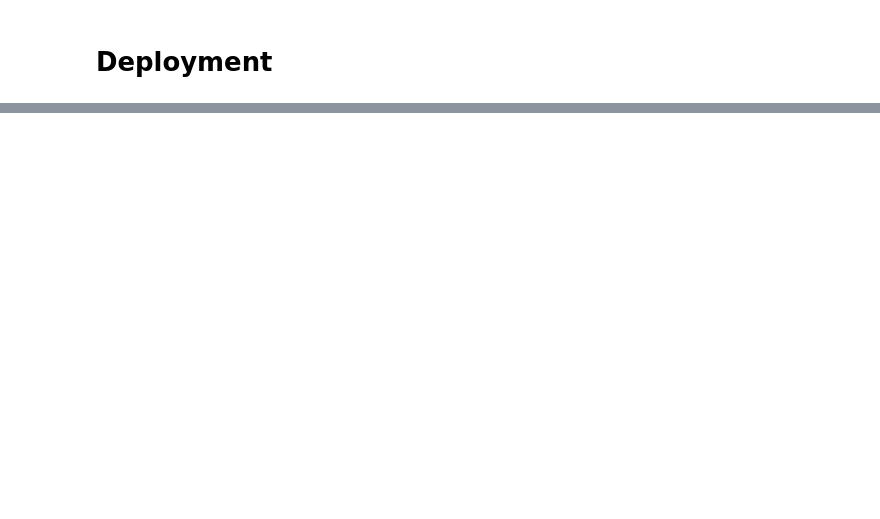
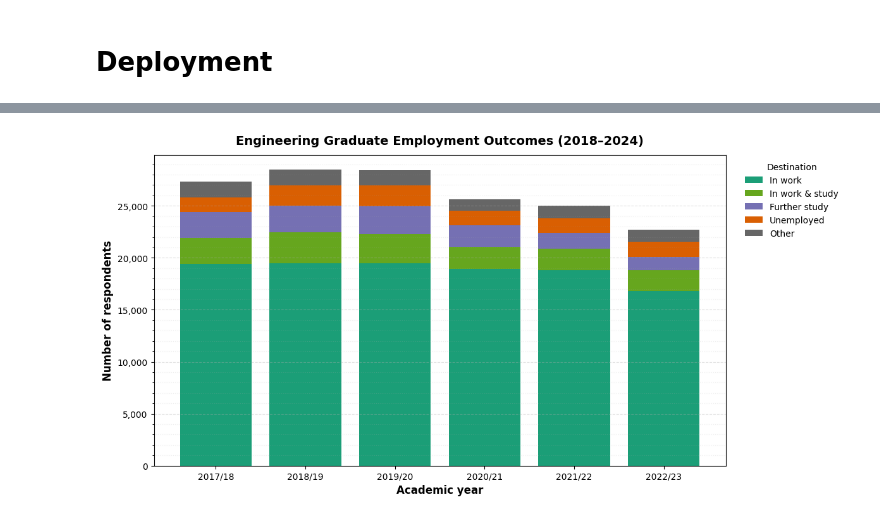
Before and after one commit to JoeUzo/Mapping-Future-Skills-in-UK-Engineering-Education, a Jupyter notebook: charts/chart-5.ipynb, the cells around one changed output, grey strips where cells are left out. Saved outputs shown, nothing was run; the diff lists cells and outputs as text; code cells hidden in the pictures; blank space fills up the shorter version.

```diff
--- a/charts/chart-5.ipynb
+++ b/charts/chart-5.ipynb
@@ -164,25 +167,18 @@ def plot_outcomes_stacked_counts(by_dest_counts, title, out_basename, chart_dir=
     # Plot
     fig, ax = plt.subplots(figsize=(12, 6))
     bottom = np.zeros(len(pvt))
-    colors = {
-        "In work":           "#1f77b4",
-        "In work & study":   "#2ca02c",
-        "Further study":     "#9467bd",
-        "Unemployed":        "#d62728",
-        "Other":             "#8c564b",
-    }
 
     colors = {
-    "In work":           "#1B9E77",  # green
-    "In work & study":   "#66A61E",  # olive/green
-    "Further study":     "#7570B3",  # violet
-    "Unemployed":        "#D95F02",  # orange-red
-    "Other":             "#666666",  # gray
+    "In work":           "#1B9E77",
+    "In work & study":   "#66A61E",
+    "Further study":     "#7570B3",
+    "Unemployed":        "#D95F02",
+    "Other":             "#666666",
     }
 
     ax.yaxis.set_major_locator(MultipleLocator(5000))
     ax.yaxis.set_minor_locator(MultipleLocator(1000))
-    ax.grid(True, which="major", axis="y", linestyle="--", alpha=0.5)
+    ax.grid(True, which="major", axis="y", linestyle="--", alpha=0.8)
     ax.grid(True, which="minor", axis="y", linestyle=":",  alpha=0.2)
 
     for col in pvt.columns:
@@ -195,7 +191,7 @@ def plot_outcomes_stacked_counts(by_dest_counts, title, out_basename, chart_dir=
     ax.set_title(title, fontweight="bold", pad=12)
     ax.yaxis.set_major_formatter(StrMethodFormatter("{x:,.0f}"))
     ax.grid(True, axis="y", linestyle="--", alpha=0.4)
-    ax.tick_params(axis="x", labelrotation=30)
+    # ax.tick_params(axis="x", labelrotation=30)
     ax.legend(title="Destination", bbox_to_anchor=(1.02, 1), loc="upper left", frameon=False)
 
     plt.tight_layout()
@@ -203,9 +199,11 @@ def plot_outcomes_stacked_counts(by_dest_counts, title, out_basename, chart_dir=
 # %%
 plot_outcomes_stacked_counts(
     by_dest_counts,
-    title="Engineering Graduate Outcomes by Destination (2012–2024)",
+    title="Engineering Graduate Employment Outcomes (2018–2024)",
     out_basename="eng_outcomes_stacked_counts"
 )
+# %% [output]
+[figure, added]
 # %%
 print(df_grad.groupby("Academic year")["Number"].sum()
       .sort_index(key=lambda s: s.astype(str).str[:4].astype(int))
```
Also changed, not shown: parts of 6 cells of this notebook, 2 other files.
